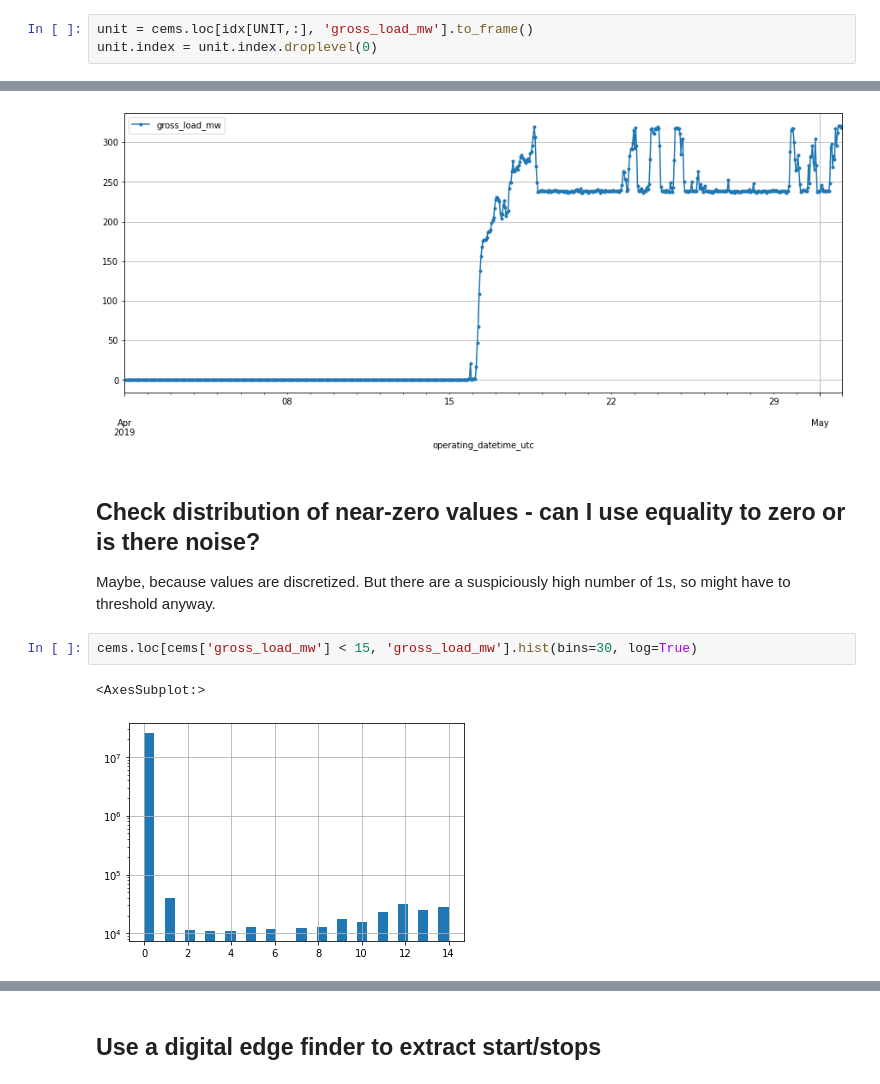
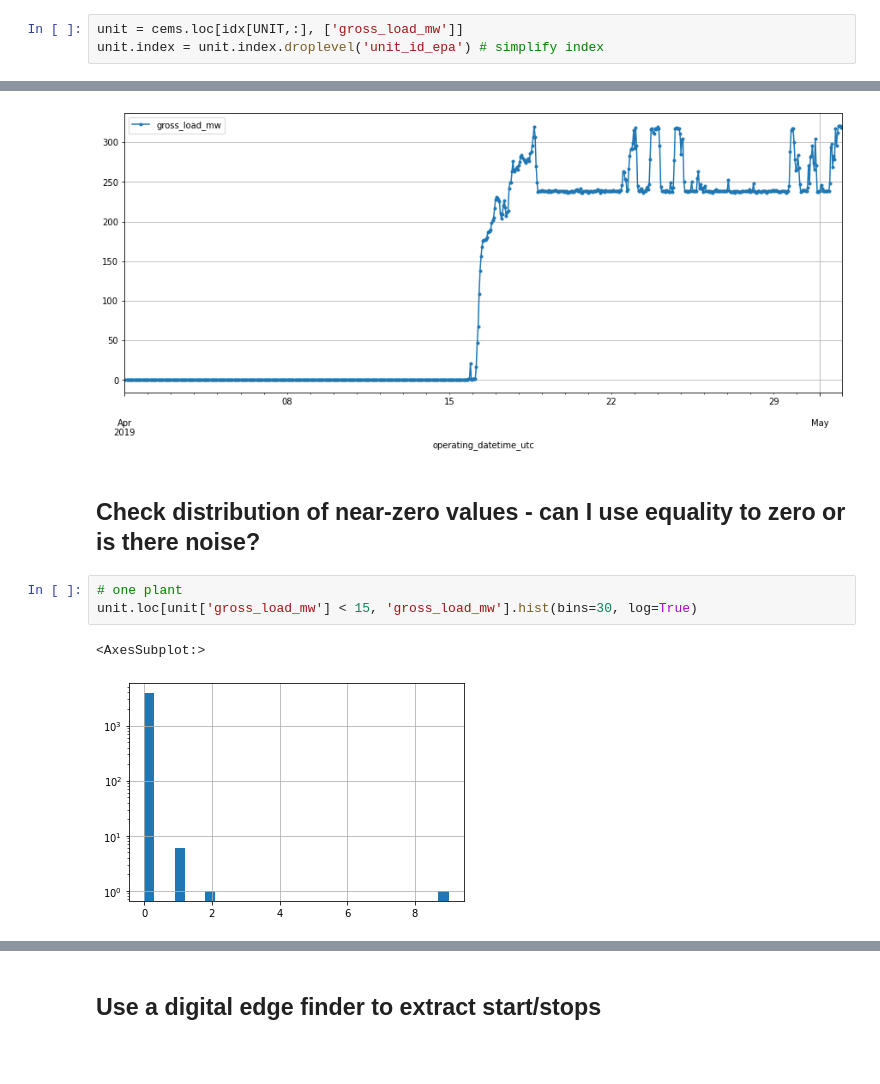
Before and after one commit to catalyst-cooperative/epacems_ramp_rates, a Jupyter notebook: notebooks/2.0-tb-startup_shutdown_locator.ipynb, the cells around one changed output, grey strips where cells are left out. Cells and saved outputs as stored; diff of their text form; blank space fills up the shorter version.

```diff
--- a/notebooks/2.0-tb-startup_shutdown_locator.ipynb
+++ b/notebooks/2.0-tb-startup_shutdown_locator.ipynb
@@ -97,8 +100,8 @@ UNIT
 # %% [output]
 90035
 # %%
-unit = cems.loc[idx[UNIT,:], 'gross_load_mw'].to_frame()
-unit.index = unit.index.droplevel(0)
+unit = cems.loc[idx[UNIT,:], ['gross_load_mw']]
+unit.index = unit.index.droplevel('unit_id_epa') # simplify index
 # %%
 unit.reset_index().plot.scatter(x='operating_datetime_utc', y='gross_load_mw', figsize=(15,6), marker='.', alpha=0.5, s=3, title=f'unit_id_epa: {UNIT}')
 # %% [output]
@@ -126,9 +129,9 @@ unit[START:END].plot(marker='.', figsize=(15,6), grid=True)
 [figure]
 # %% [markdown]
 ## Check distribution of near-zero values - can I use equality to zero or is there noise?
-Maybe, because values are discretized. But there are a suspiciously high number of 1s, so might have to threshold anyway.
 # %%
-cems.loc[cems['gross_load_mw'] < 15, 'gross_load_mw'].hist(bins=30, log=True)
+# one plant
+unit.loc[unit['gross_load_mw'] < 15, 'gross_load_mw'].hist(bins=30, log=True)
 # %% [output]
 <AxesSubplot:>
-[figure, old version]
+[figure, new version]
```
Also changed, not shown: parts of 21 cells of this notebook, 2 other files.
